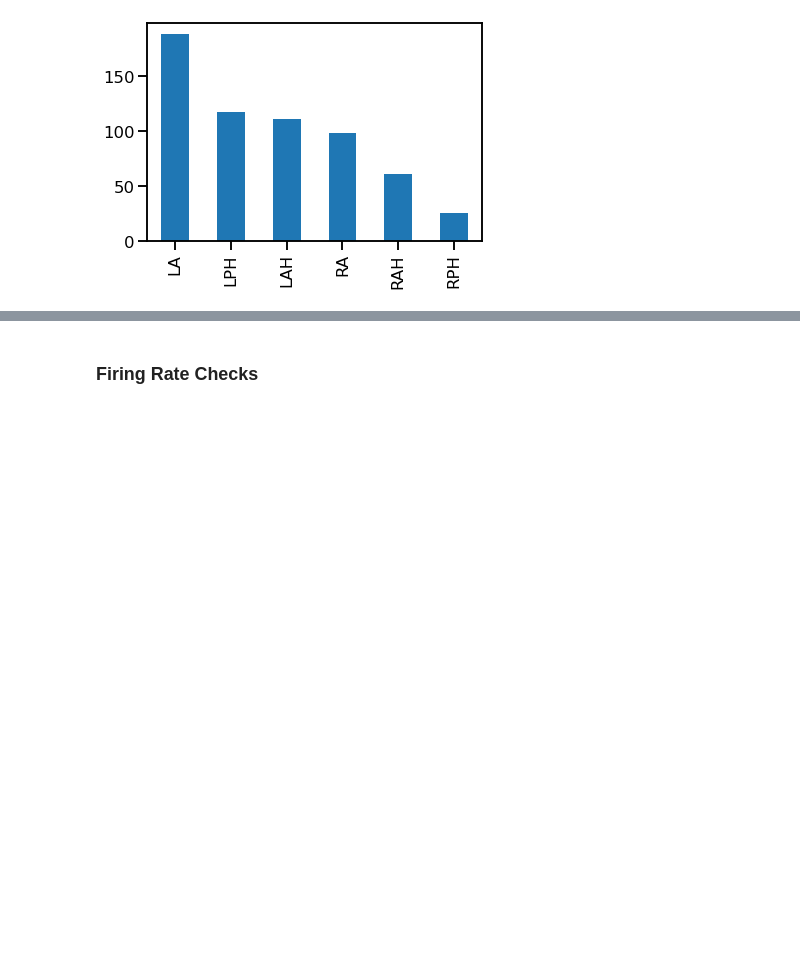
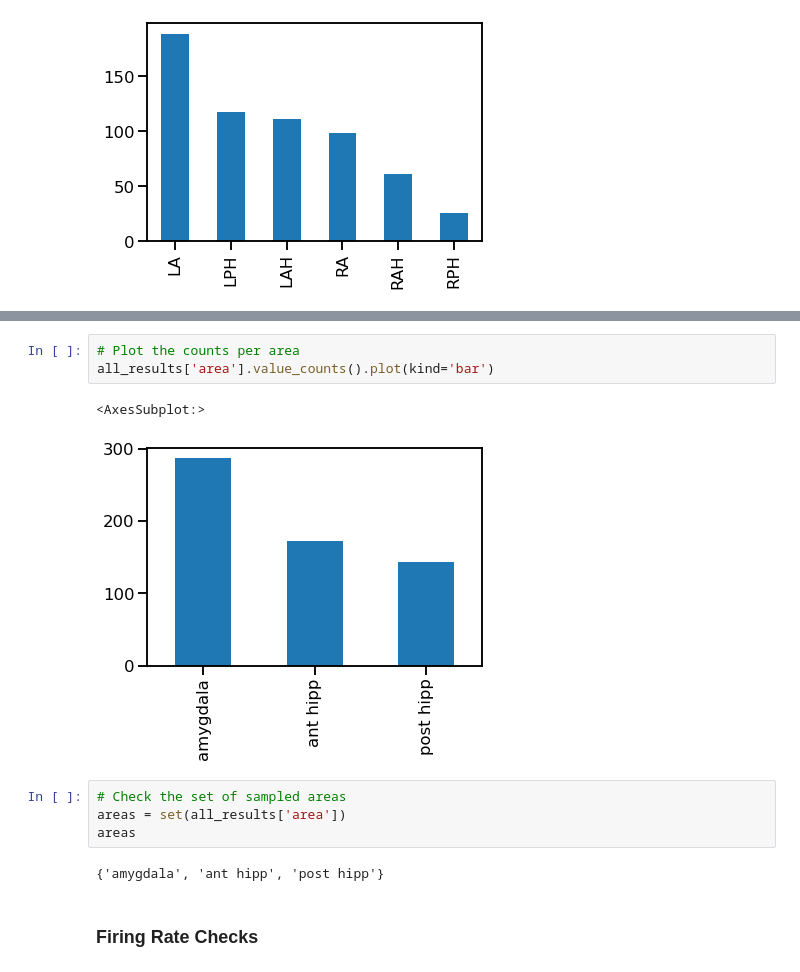
Before and after one commit to HSUPipeline/AnalyzeTH, a Jupyter notebook: notebooks/ExamineResults.ipynb, the cells around one changed output, grey strips where cells are left out. Drawn from its saved outputs; the diff is of its cells as text; blank space fills up the shorter version.

```diff
--- a/notebooks/ExamineResults.ipynb
+++ b/notebooks/ExamineResults.ipynb
@@ -104,3 +135,15 @@ all_results['location'].value_counts().plot(kind='bar')
+# %%
+# Plot the counts per area
+all_results['area'].value_counts().plot(kind='bar')
+# %% [output]
+<AxesSubplot:>
+[figure, added]
+# %%
+# Check the set of sampled areas
+areas = set(all_results['area'])
+areas
+# %% [output]
+{'amygdala', 'ant hipp', 'post hipp'}
 # %% [markdown]
 ### Firing Rate Checks
 # %%
```
Also changed, not shown: parts of 25 cells of this notebook.
